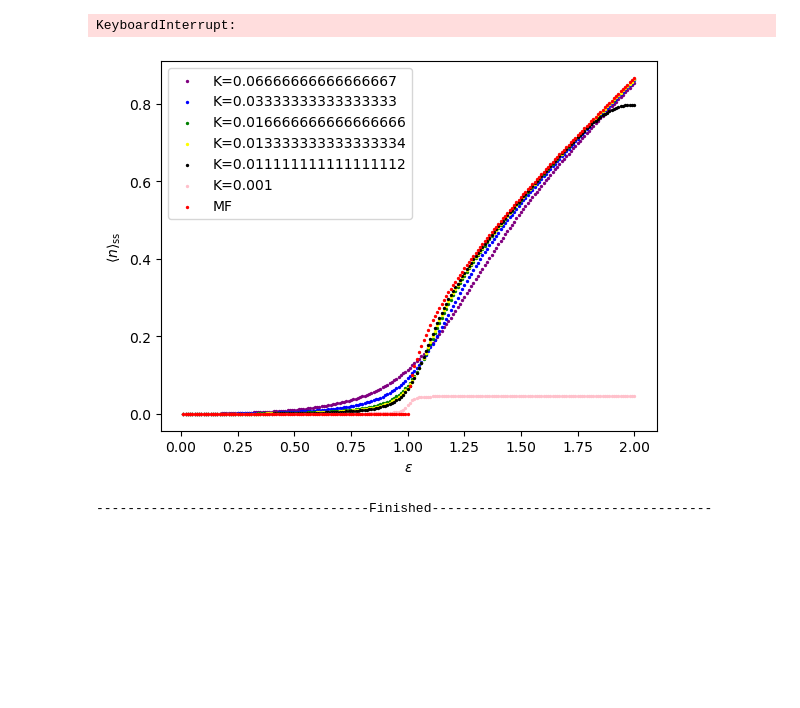
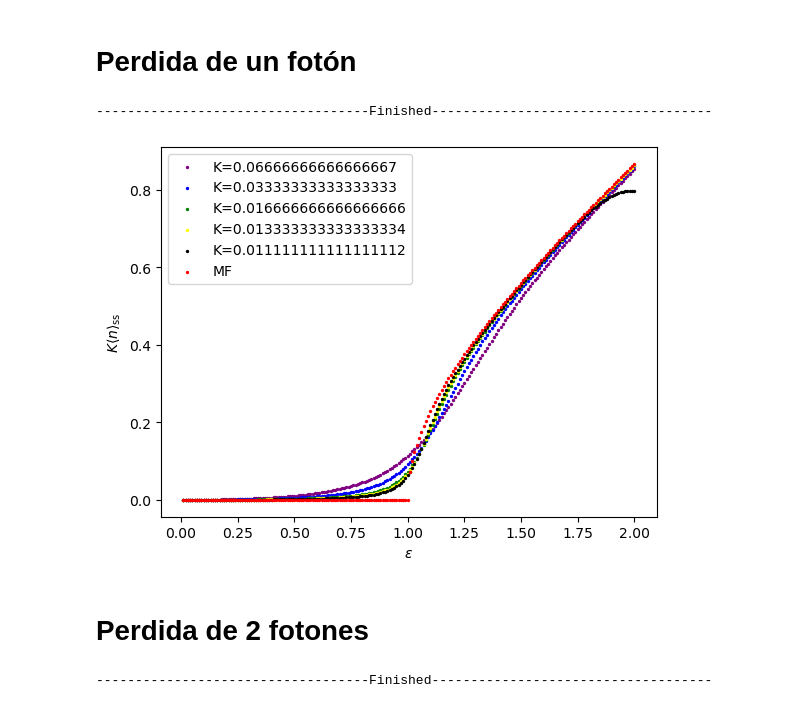
Before and after one commit to Art-999/QMPhysics, a Jupyter notebook: KerrOscilator/KerrOscilator.ipynb, the cells around one changed output. Saved outputs shown, nothing was run; the diff lists cells and outputs as text; code cells hidden in the pictures; blank space fills up the shorter version.

```diff
--- a/KerrOscilator/KerrOscilator.ipynb
+++ b/KerrOscilator/KerrOscilator.ipynb
@@ -97,9 +106,11 @@ def Kerr_evo(N, Delta, K, Epsilon, Jump_ops, Expected_ops):
     evo = mesolve(H, init_rho, t, Jump_ops, Expect_ops)
 
     return evo
+# %% [markdown]
+# Perdida de un fotón
 # %%
 # -----------------------Parametros-------------------------------
-N = 10              # dim Hilbert space
+N = 100              # dim Hilbert space
 # Loss
 g = 1
 K_list = np.array(
@@ -138,29 +149,32 @@ for K in K_list:
 # print(n_1values)
 print('-----------------------------------Finished------------------------------------')
 # %% [output]
-KeyboardInterrupt:
+-----------------------------------Finished------------------------------------
 # %%
 #---------- Mean Field -------------
 
 r = np.clip(epsi_list**2 - g**2, a_min=0, a_max=None)
 n_mf = 0.5 * np.sqrt(r)
 """
-Para la grafica en el eje x seria mi epsi_list y el eje y es K*n_1ph_val
+Para la grafica en el eje x seria mi epsi_list y el eje y es K*n_1values
 """
 colors = ['purple', 'blue', 'green', 'yellow', 'black', 'pink']
 
 for i, K in enumerate(K_list):
     plt.scatter(epsi_list , K*n_1values[i], c = colors[i], s = 2, label=f"K={K}" )
 
 plt.scatter(epsi_list, n_mf, c = 'red', s= 2, label = 'MF')
 plt.xlabel(r"$\epsilon$")
-plt.ylabel(r"$\langle n\rangle_{\rm ss}$")
+plt.ylabel(r"$K\langle n\rangle_{\rm ss}$")
 plt.legend()
+
+
+plt.savefig('n_vs_epsilon_1photon.pdf')
 plt.show()
-
-plt.savefig(nVseps_1phtonloss.pdf)
 # %% [output]
-[figure, old version]
+[figure, new version]
+# %% [markdown]
+# Perdida de 2 fotones
 # %%
 # -----------------------Parametros-------------------------------
 N = 100             # dim Hilbert space
```
Also changed, not shown: parts of 9 cells of this notebook, 3 other files.
